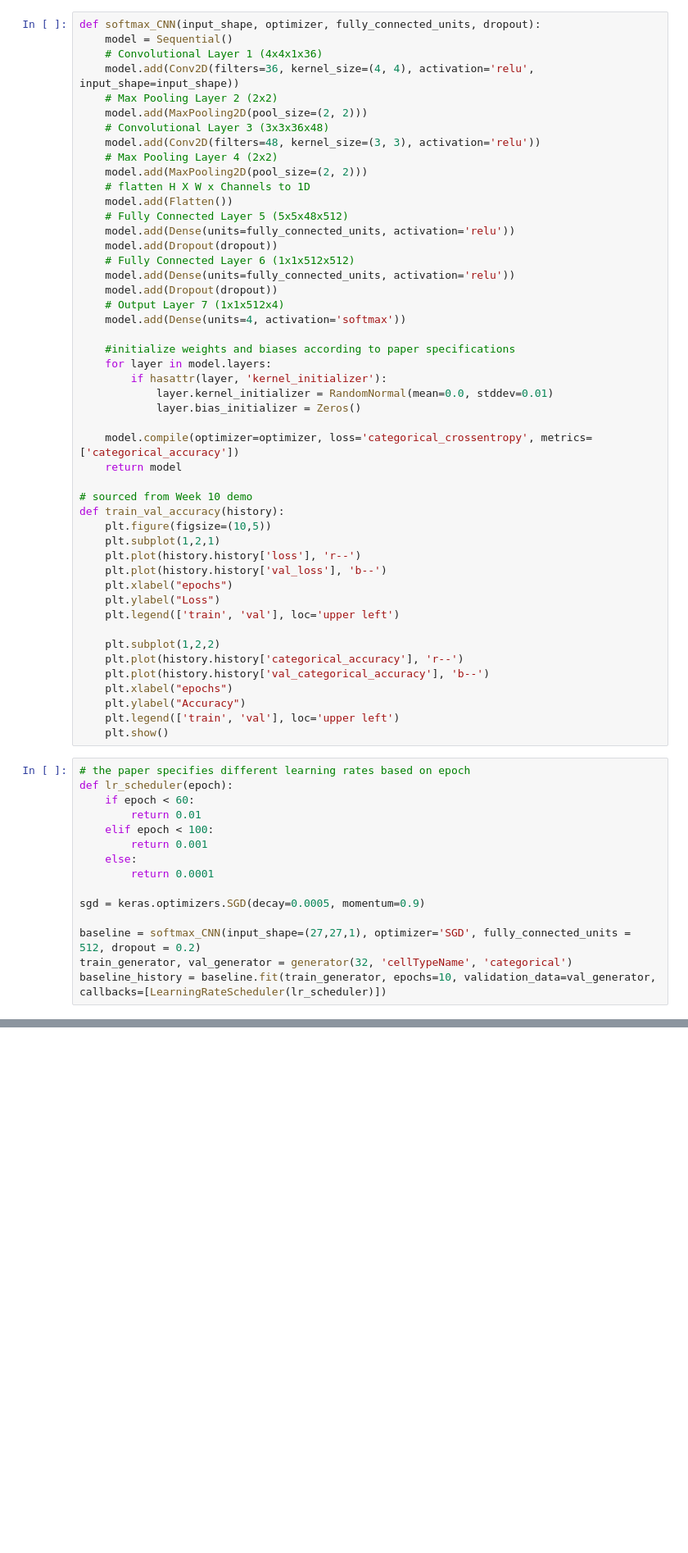
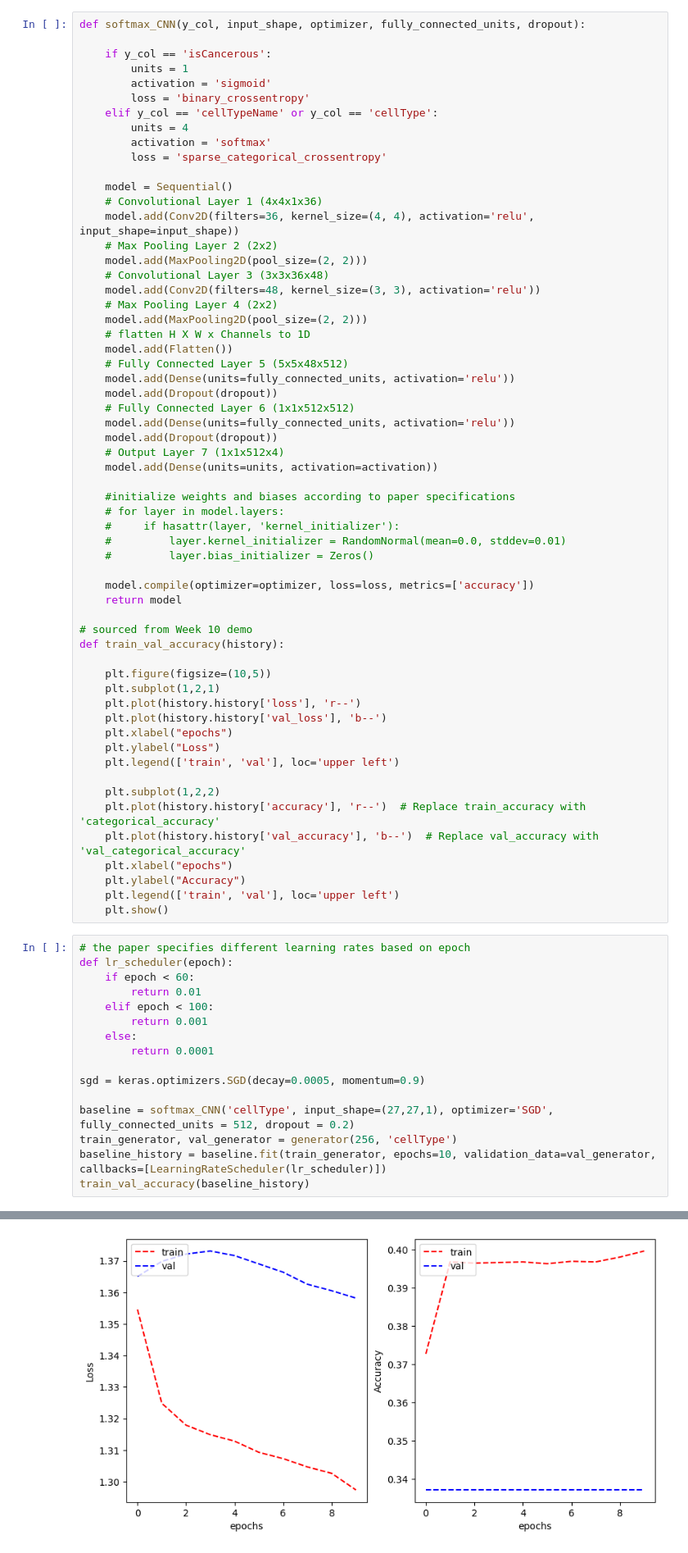
Before and after one commit to Keen2Kode/Machine-Learning, a Jupyter notebook: assignment_2.ipynb, the cells around one changed output, grey strips where cells are left out. Shown: that part at 82% size. Drawn from its saved outputs; the diff is of its cells as text; blank space fills up the shorter version.

```diff
--- a/assignment_2.ipynb
+++ b/assignment_2.ipynb
@@ -347,7 +427,17 @@ ReLU is applied) with a dropout rate of 0.2."
 
 Considerations: input dimension of 27x27x1 implies only 1 channel,  while the RGB images have 3. This implies the CNN can only see the intensity of the image, but not the colour information, which is important for determining the cell type.
 # %%
-def softmax_CNN(input_shape, optimizer, fully_connected_units, dropout):
+def softmax_CNN(y_col, input_shape, optimizer, fully_connected_units, dropout):
+
+    if y_col == 'isCancerous':
+        units = 1
+        activation = 'sigmoid'
+        loss = 'binary_crossentropy'
+    elif y_col == 'cellTypeName' or y_col == 'cellType':
+        units = 4
+        activation = 'softmax'
+        loss = 'sparse_categorical_crossentropy'
+
     model = Sequential()
     # Convolutional Layer 1 (4x4x1x36)
     model.add(Conv2D(filters=36, kernel_size=(4, 4), activation='relu', input_shape=input_shape))
@@ -366,19 +456,20 @@ def softmax_CNN(input_shape, optimizer, fully_connected_units, dropout):
     model.add(Dense(units=fully_connected_units, activation='relu'))
     model.add(Dropout(dropout))
     # Output Layer 7 (1x1x512x4)
-    model.add(Dense(units=4, activation='softmax'))
+    model.add(Dense(units=units, activation=activation))
 
     #initialize weights and biases according to paper specifications
-    for layer in model.layers:
-        if hasattr(layer, 'kernel_initializer'):
-            layer.kernel_initializer = RandomNormal(mean=0.0, stddev=0.01)
-            layer.bias_initializer = Zeros()
+    # for layer in model.layers:
+    #     if hasattr(layer, 'kernel_initializer'):
+    #         layer.kernel_initializer = RandomNormal(mean=0.0, stddev=0.01)
+    #         layer.bias_initializer = Zeros()
 
-    model.compile(optimizer=optimizer, loss='categorical_crossentropy', metrics=['categorical_accuracy'])
+    model.compile(optimizer=optimizer, loss=loss, metrics=['accuracy'])
     return model
 
 # sourced from Week 10 demo
 def train_val_accuracy(history):
+
     plt.figure(figsize=(10,5))
     plt.subplot(1,2,1)
     plt.plot(history.history['loss'], 'r--')
@@ -388,8 +479,8 @@ def train_val_accuracy(history):
     plt.legend(['train', 'val'], loc='upper left')
 
     plt.subplot(1,2,2)
-    plt.plot(history.history['categorical_accuracy'], 'r--')
-    plt.plot(history.history['val_categorical_accuracy'], 'b--')
+    plt.plot(history.history['accuracy'], 'r--')  # Replace train_accuracy with 'categorical_accuracy'
+    plt.plot(history.history['val_accuracy'], 'b--')  # Replace val_accuracy with 'val_categorical_accuracy'
     plt.xlabel("epochs")
     plt.ylabel("Accuracy")
     plt.legend(['train', 'val'], loc='upper left')
@@ -406,7 +497,8 @@ def lr_scheduler(epoch):
 
 sgd = keras.optimizers.SGD(decay=0.0005, momentum=0.9)
 
-baseline = softmax_CNN(input_shape=(27,27,1), optimizer='SGD', fully_connected_units = 512, dropout = 0.2)
-train_generator, val_generator = generator(32, 'cellTypeName', 'categorical')
+baseline = softmax_CNN('cellType', input_shape=(27,27,1), optimizer='SGD', fully_connected_units = 512, dropout = 0.2)
+train_generator, val_generator = generator(256, 'cellType')
 baseline_history = baseline.fit(train_generator, epochs=10, validation_data=val_generator, callbacks=[LearningRateScheduler(lr_scheduler)])
+train_val_accuracy(baseline_history)
 # %% [output]
@@ -425,3 +522,4 @@ KeyboardInterrupt:
+[figure, added]
 # %% [markdown]
 - need 3 dimensions
 - use adam instead of SGD (automatically adapts learning rate, rather than manually annealing it), discovered only a year before this papers publication in 2015
```
Also changed, not shown: parts of 22 cells of this notebook.
